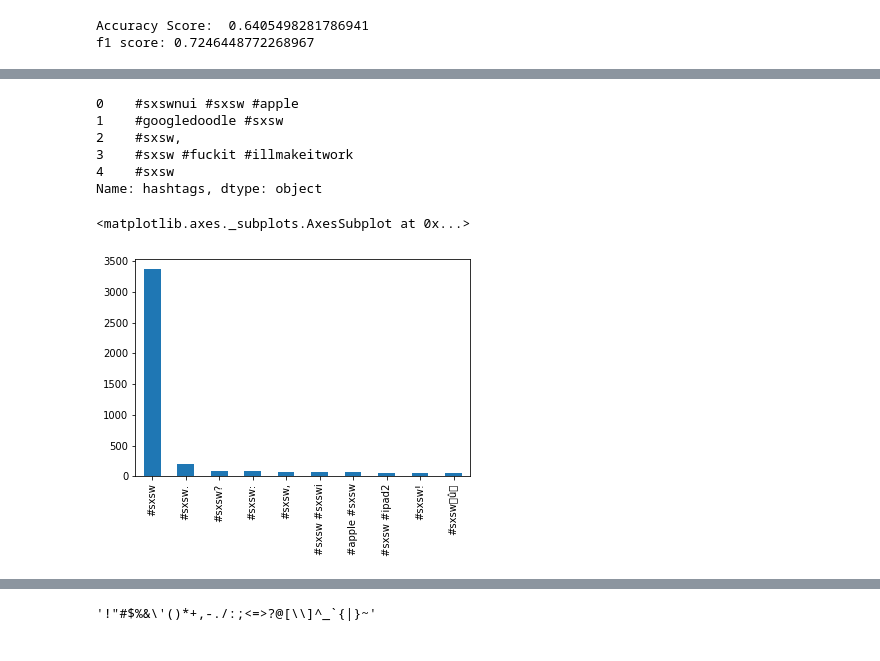
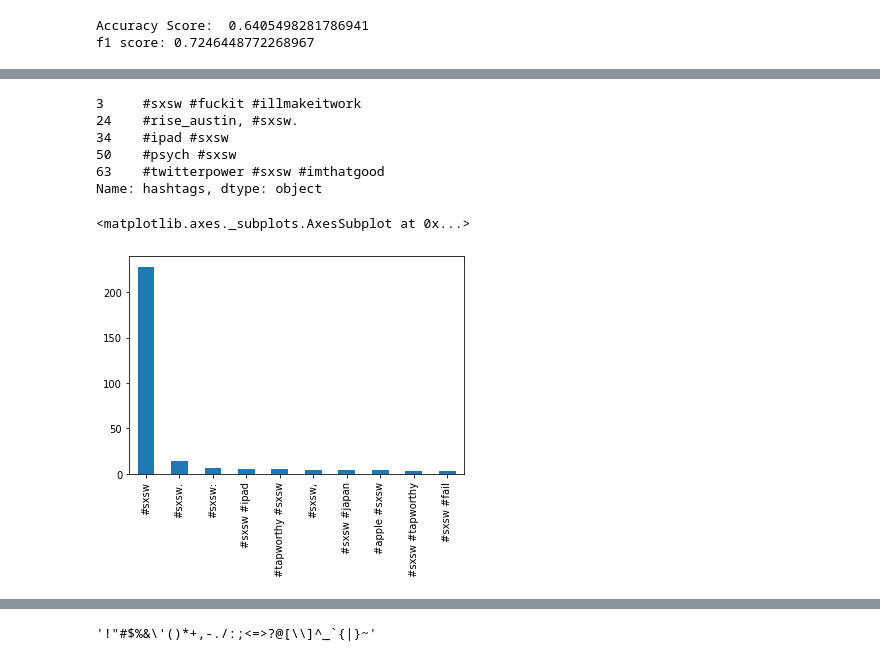
Before and after one commit to HarshBedmutha/Sentiment-Analysis-Hackathon, a Jupyter notebook: Notebooks/Data_Analysis-Copy1.ipynb, the cells around one changed output, grey strips where cells are left out. Cells and saved outputs as stored; diff of their text form; code cells hidden in the pictures.

```diff
--- a/Notebooks/Data_Analysis-Copy1.ipynb
+++ b/Notebooks/Data_Analysis-Copy1.ipynb
@@ -605,17 +584,19 @@ cdf['hashtags'] = df_train.tweet.apply(get_hashtags)
+# %%
+neutral = cdf[cdf['sentiment']==0]
 # %%
-df_train['hashtags'].head()
+neutral['hashtags'].head()
 # %% [output]
-0    #sxswnui #sxsw #apple
-1    #googledoodle #sxsw
-2    #sxsw,
-3    #sxsw #fuckit #illmakeitwork
-4    #sxsw
+3     #sxsw #fuckit #illmakeitwork
+24    #rise_austin, #sxsw.
+34    #ipad #sxsw
+50    #psych #sxsw
+63    #twitterpower #sxsw #imthatgood
 Name: hashtags, dtype: object
 # %%
-df_train['hashtags'].value_counts().head(10).plot(kind='bar')
+neutral['hashtags'].value_counts().head(10).plot(kind='bar')
 # %% [output]
 <matplotlib.axes._subplots.AxesSubplot at 0x...>
-[figure, old version]
+[figure, new version]
 # %%
 # hash = df_train['tweet'].str.extractall(r"(#\S+)")
 # %%
```
Also changed, not shown: parts of 9 cells of this notebook, 4 other files.
